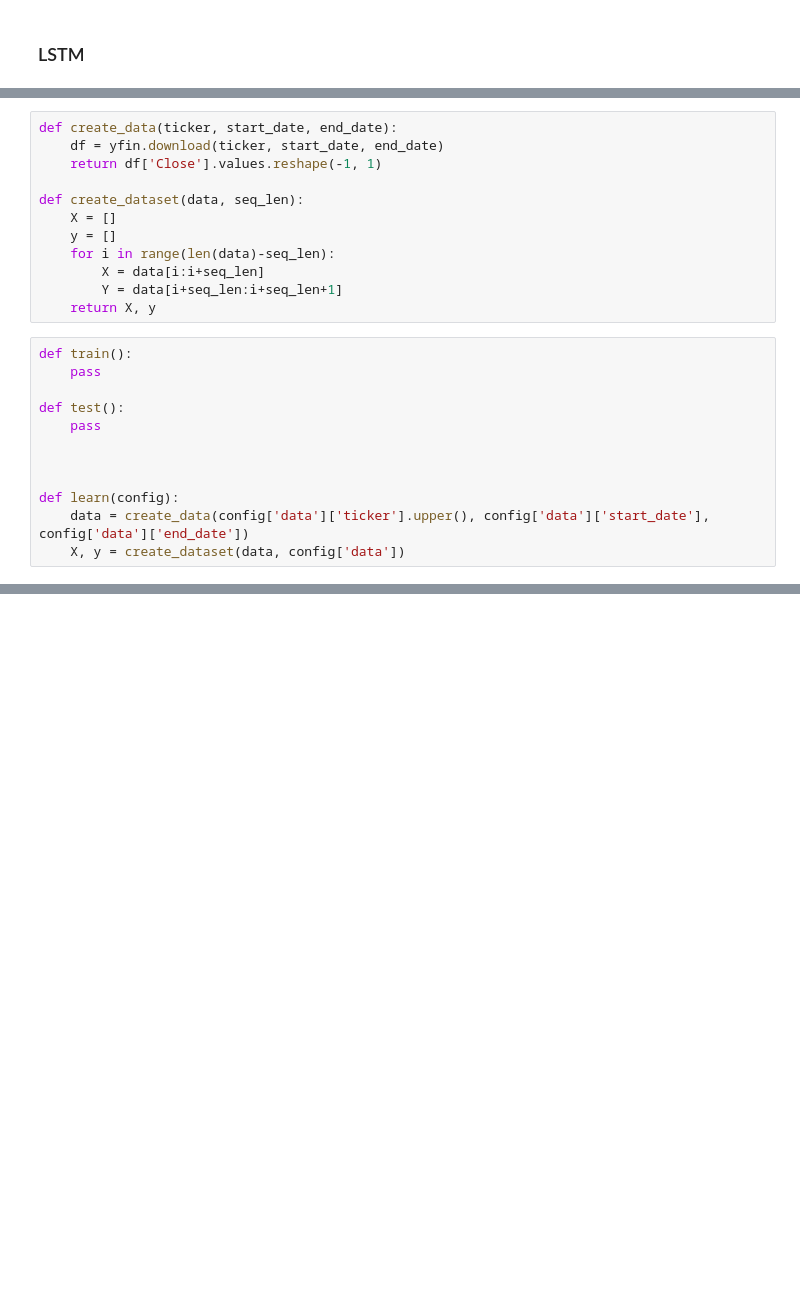
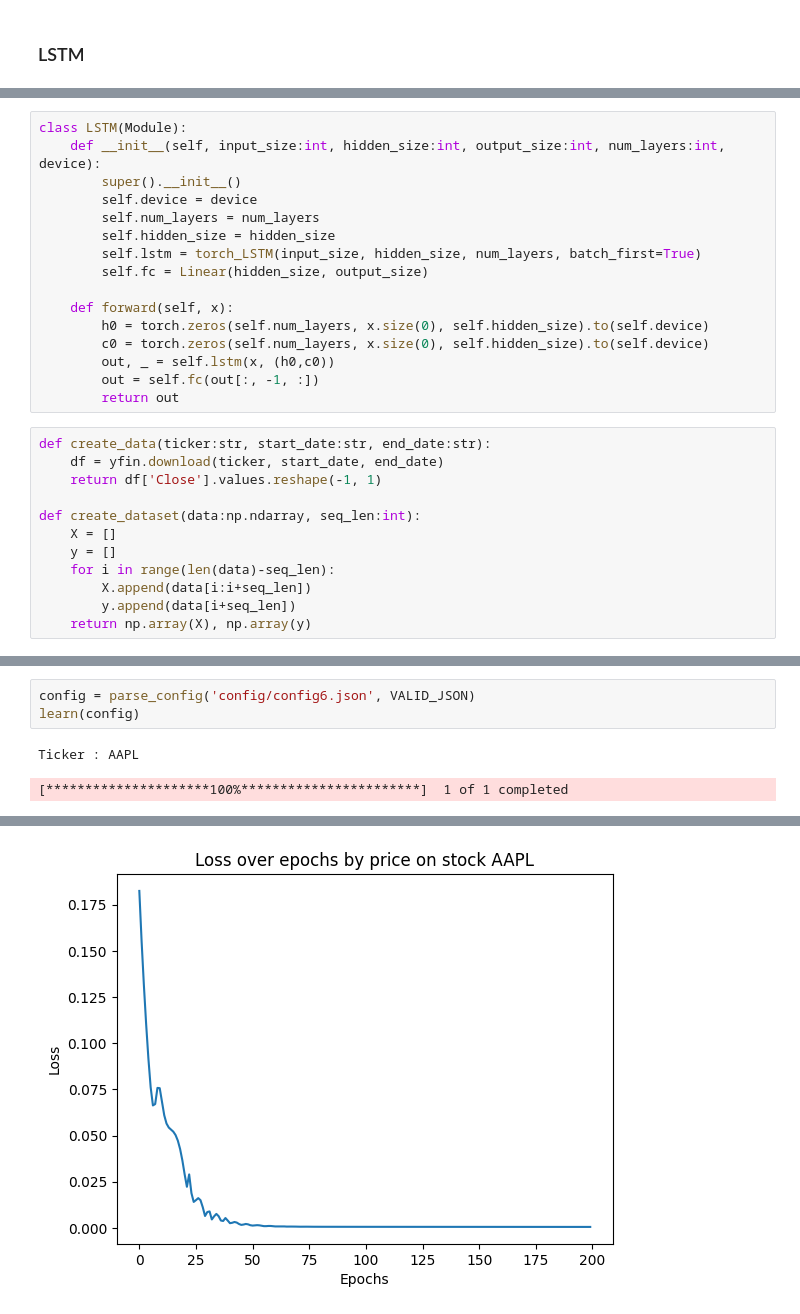
Before and after one commit to SmeysyaHromche/ML, a Jupyter notebook: rnn/lstm.ipynb, the cells around one changed output, grey strips where cells are left out. Drawn from its saved outputs; the diff is of its cells as text; blank space fills up the shorter version.

Commit message:
add start research of LSTM with stocks prediction

```diff
--- a/rnn/lstm.ipynb
+++ b/rnn/lstm.ipynb
@@ -82,24 +85,28 @@ class LSTM(Module):
+# %%
+class LSTM(Module):
+    def __init__(self, input_size:int, hidden_size:int, output_size:int, num_layers:int, device):
+        super().__init__()
+        self.device = device
+        self.num_layers = num_layers
+        self.hidden_size = hidden_size
+        self.lstm = torch_LSTM(input_size, hidden_size, num_layers, batch_first=True)
+        self.fc = Linear(hidden_size, output_size)
+
+    def forward(self, x):
+        h0 = torch.zeros(self.num_layers, x.size(0), self.hidden_size).to(self.device)
+        c0 = torch.zeros(self.num_layers, x.size(0), self.hidden_size).to(self.device)
+        out, _ = self.lstm(x, (h0,c0))
+        out = self.fc(out[:, -1, :])
+        return out
 # %%
-def create_data(ticker, start_date, end_date):
+def create_data(ticker:str, start_date:str, end_date:str):
     df = yfin.download(ticker, start_date, end_date)
     return df['Close'].values.reshape(-1, 1)
 
-def create_dataset(data, seq_len):
+def create_dataset(data:np.ndarray, seq_len:int):
     X = []
     y = []
     for i in range(len(data)-seq_len):
-        X = data[i:i+seq_len]
-        Y = data[i+seq_len:i+seq_len+1]
-    return X, y
+        X.append(data[i:i+seq_len])
+        y.append(data[i+seq_len])
+    return np.array(X), np.array(y)
-# %%
-def train():
-    pass
-
-def test():
-    pass
-
-
-
-def learn(config):
-    data = create_data(config['data']['ticker'].upper(), config['data']['start_date'], config['data']['end_date'])
-    X, y = create_dataset(data, config['data'])
@@ -105,0 +165,6 @@ def learn(config):
+# %%
+config = parse_config('config/config6.json', VALID_JSON)
+learn(config)
+# %% [output]
+Ticker : AAPL
+[*********************100%***********************]  1 of 1 completed
@@ -105,0 +181 @@ def learn(config):
+[figure, added]
```
Also changed, not shown: parts of 8 cells of this notebook, 4 other files.
